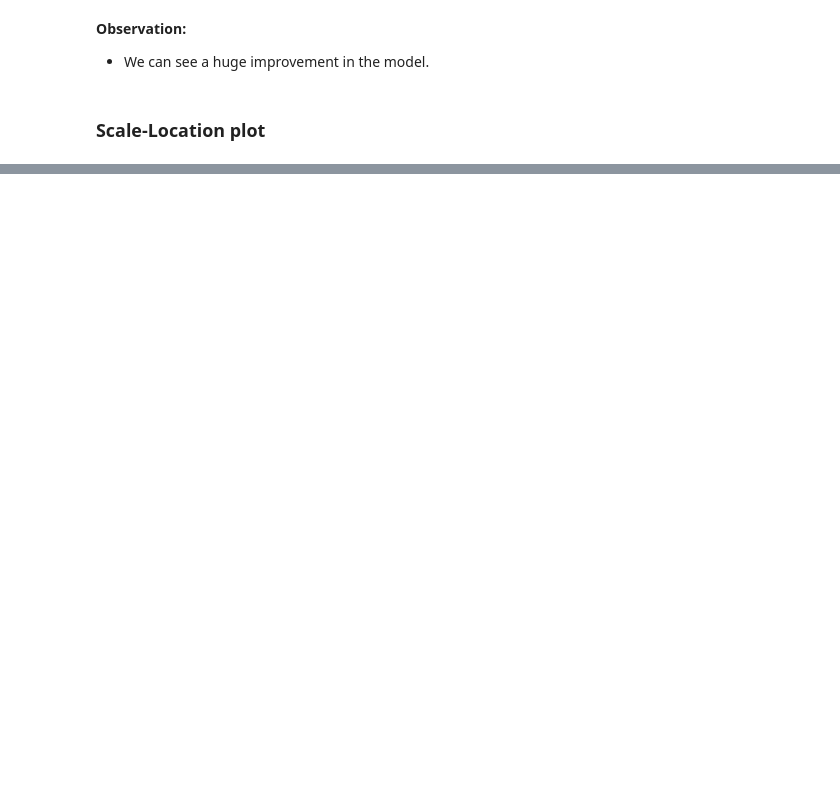
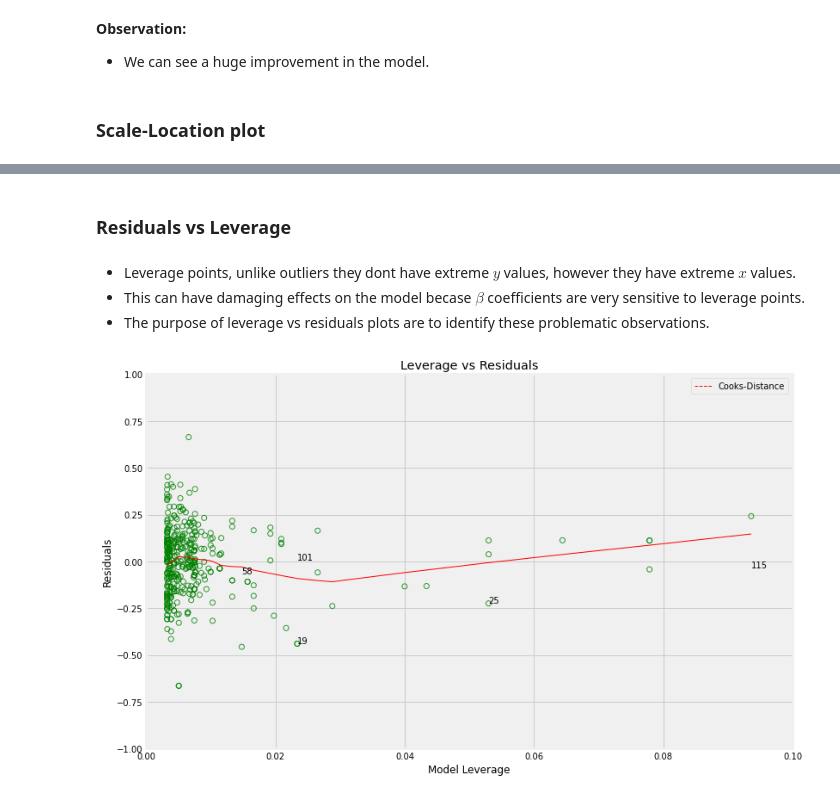
Before and after one commit to Revanthshalon/Machine-Learning, a Jupyter notebook: An Introduction to Statistical Learning/Unit 3 - Linear Regression/Understanding Diagnostic Plots.ipynb, the cells around one changed output, grey strips where cells are left out. Drawn from its saved outputs; the diff is of its cells as text; code cells hidden in the pictures; blank space fills up the shorter version.

```diff
--- a/An Introduction to Statistical Learning/Unit 3 - Linear Regression/Understanding Diagnostic Plots.ipynb
+++ b/An Introduction to Statistical Learning/Unit 3 - Linear Regression/Understanding Diagnostic Plots.ipynb
@@ -238,0 +262,36 @@ plt.show()
+# %% [markdown]
+### Residuals vs Leverage
+# %% [markdown]
+- Leverage points, unlike outliers they dont have extreme $y$ values, however they have extreme $x$ values.
+- This can have damaging effects on the model becase $\beta$ coefficients are very sensitive to leverage points.
+- The purpose of leverage vs residuals plots are to identify these problematic observations.
+# %%
+model_leverage = l_corrected_model.get_influence().hat_matrix_diag
+model_cooks_distance = l_corrected_model.get_influence().cooks_distance[0]
+# %%
+def graph(formula ,x_range, label=None):
+  x = x_range
+  y = formula(x)
+  plt.plot(x,y,label=label,lw=1,ls='--',color='red')
+# %%
+plt.figure(figsize=(12,8))
+plt.title('Leverage vs Residuals')
+sns.regplot(model_leverage,l_corrected_model.resid,scatter=True,line_kws={'color':'red','lw':1},lowess=True,ci=False,scatter_kws={'facecolor':'None','edgecolor':'green'})
+plt.xlim(0,0.1)
+plt.ylim(-1,1)
+plt.xlabel('Model Leverage')
+plt.ylabel('Residuals')
+
+top_3 = np.flip(np.argsort(model_cooks_distance),0)[:5]
+for i in top_3:
+  plt.annotate(i,xy=(model_leverage[i],l_corrected_model.resid[i]))
+
+p = len(l_corrected_model.params)
+graph(lambda x: np.sqrt((0.5*p*(1-x))/x),np.linspace(0.001,max(model_leverage),50),'Cooks-Distance')
+graph(lambda x: np.sqrt((1*p*(1-x))/x),np.linspace(0.001,max(model_leverage),50))
+
+plt.legend(loc='best')
+
+plt.show()
+# %% [output]
+[figure, added]
```
Also changed, not shown: parts of 14 cells of this notebook.
